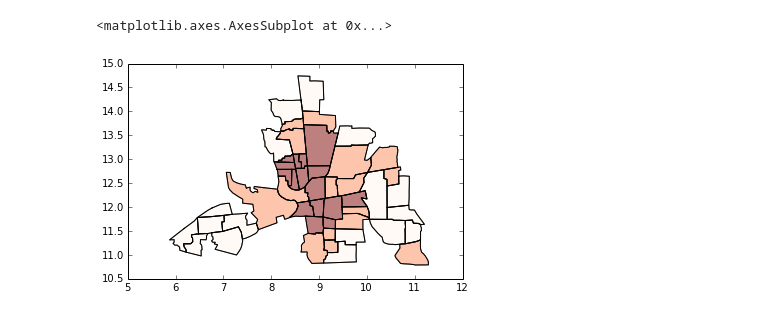
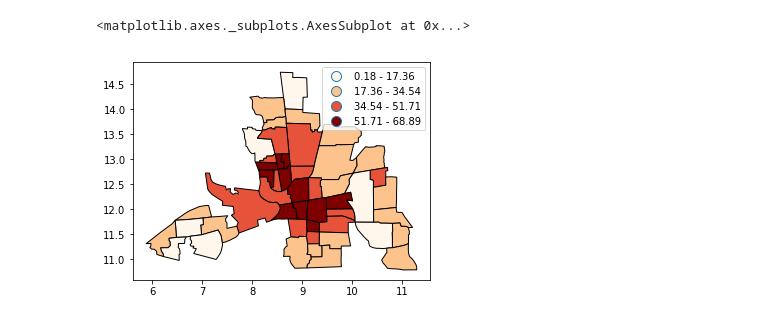
Before and after one commit to geopandas/geopandas, a Jupyter notebook: examples/choropleths.ipynb, the cells around one changed output. Drawn from its saved outputs; the diff is of its cells as text; code cells hidden in the pictures.

```diff
--- a/examples/choropleths.ipynb
+++ b/examples/choropleths.ipynb
@@ -8,6 +21,8 @@ import geopandas as gp
 # %%
-# we use PySAL for loading a test shapefile
-# replace this cell if you have a local shapefile and want to use GeoPandas readers
+# We use a PySAL example shapefile
 import pysal as ps
+
 pth = ps.examples.get_path("columbus.shp")
-tracts = gp.GeoDataFrame.from_file(pth)
+tracts = gpd.GeoDataFrame.from_file(pth)
+print('Observations, Attributes:',tracts.shape)
+tracts.head()
@@ -14,5 +82,5 @@ tracts = gp.GeoDataFrame.from_file(pth)
 # %%
-tracts.plot(column='CRIME', scheme='QUANTILES', k=3, colormap='OrRd')
+tracts.plot(column='CRIME', scheme='equal_interval', k=4, cmap='OrRd', edgecolor='k', legend=True)
 # %% [output]
-<matplotlib.axes.AxesSubplot at 0x...>
+<matplotlib.axes._subplots.AxesSubplot at 0x...>
-[figure, old version]
+[figure, new version]
```
Also changed, not shown: parts of 25 cells of this notebook, 3 other files.
